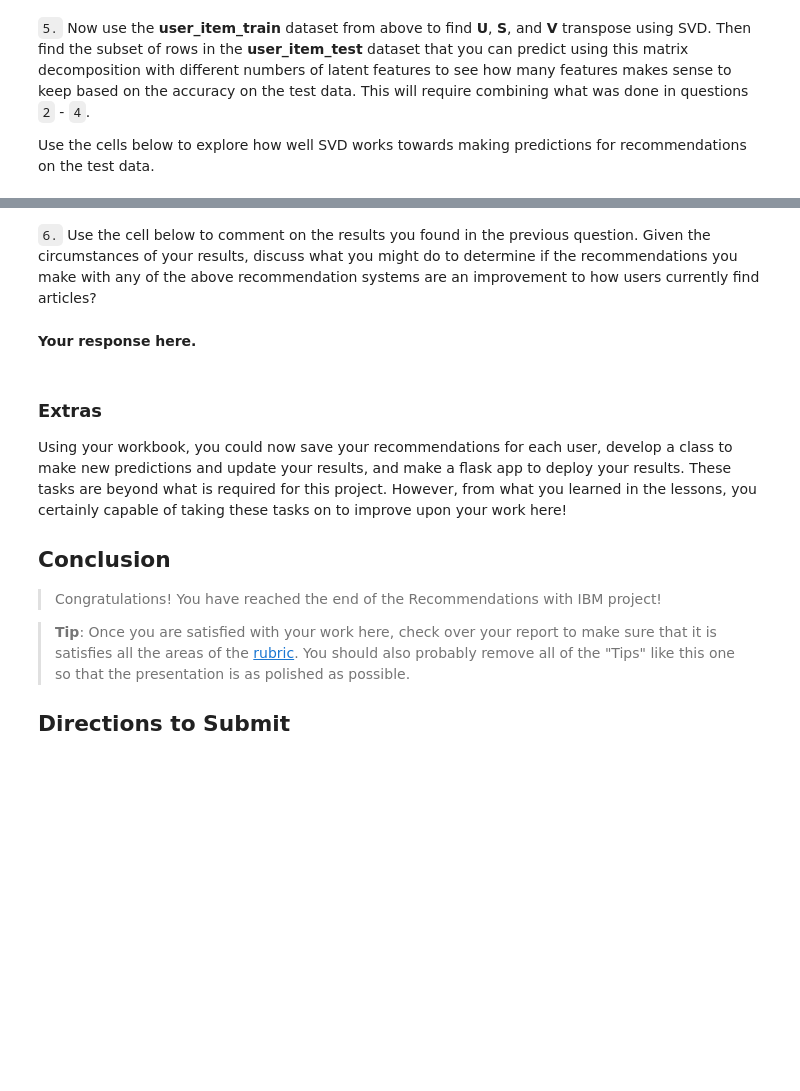
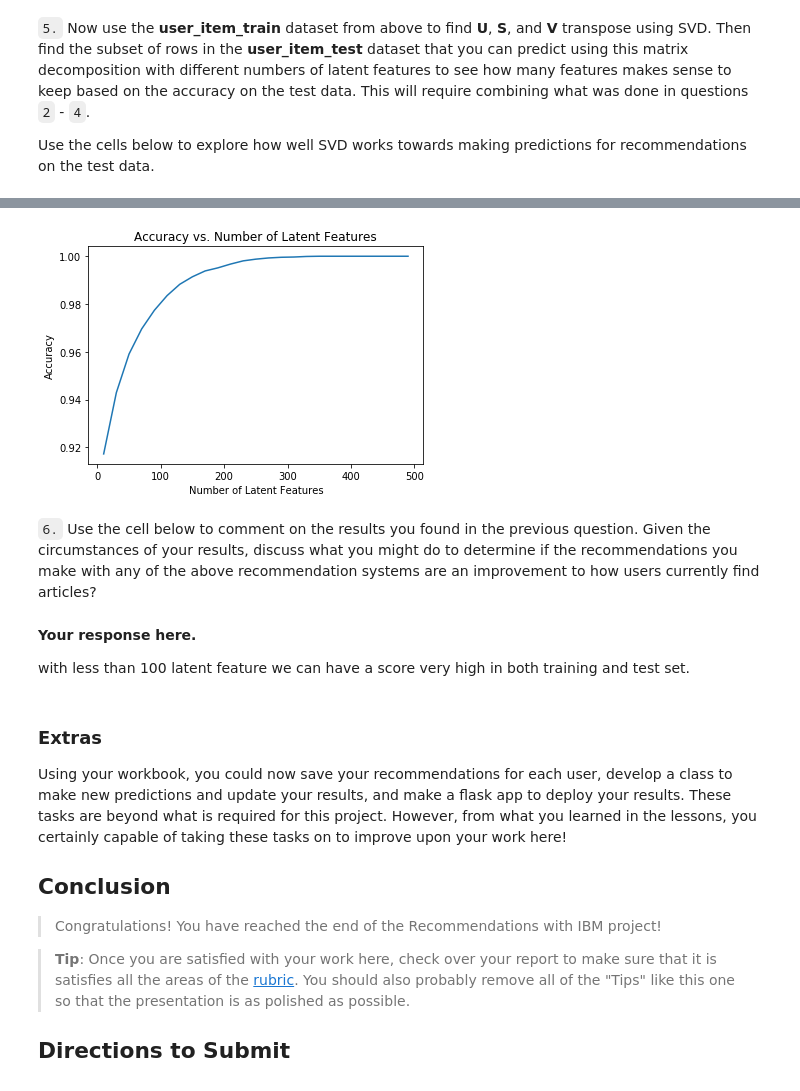
Before and after one commit to alejgo06/Recommendations_Engine_with_IBM, a Jupyter notebook: Recommendations_with_IBM_clean.ipynb, the cells around one changed output, grey strips where cells are left out. Cells and saved outputs as stored; diff of their text form; code cells hidden in the pictures; blank space fills up the shorter version.

```diff
--- a/Recommendations_with_IBM_clean.ipynb
+++ b/Recommendations_with_IBM_clean.ipynb
@@ -761,7 +832,14 @@ u_train, s_train, vt_train = np.linalg.svd(user_item_train)# fit svd similar to
+# %%
+u_test, s_test, vt_test = np.linalg.svd(user_item_test)
+plot_scores(s_=s_test,u_=u_test,vt_=vt_test,uim_=user_item_test)
+# %% [output]
+[figure, added]
 # %% [markdown]
 `6.` Use the cell below to comment on the results you found in the previous question. Given the circumstances of your results, discuss what you might do to determine if the recommendations you make with any of the above recommendation systems are an improvement to how users currently find articles?
-# %% [markdown]
-**Your response here.**
+# %% [markdown]
+**Your response here.**
+
+with less than 100 latent feature we can have a score very high in both training and test set.
 # %% [markdown]
 <a id='conclusions'></a>
 ### Extras
```
Also changed, not shown: parts of 11 cells of this notebook.
